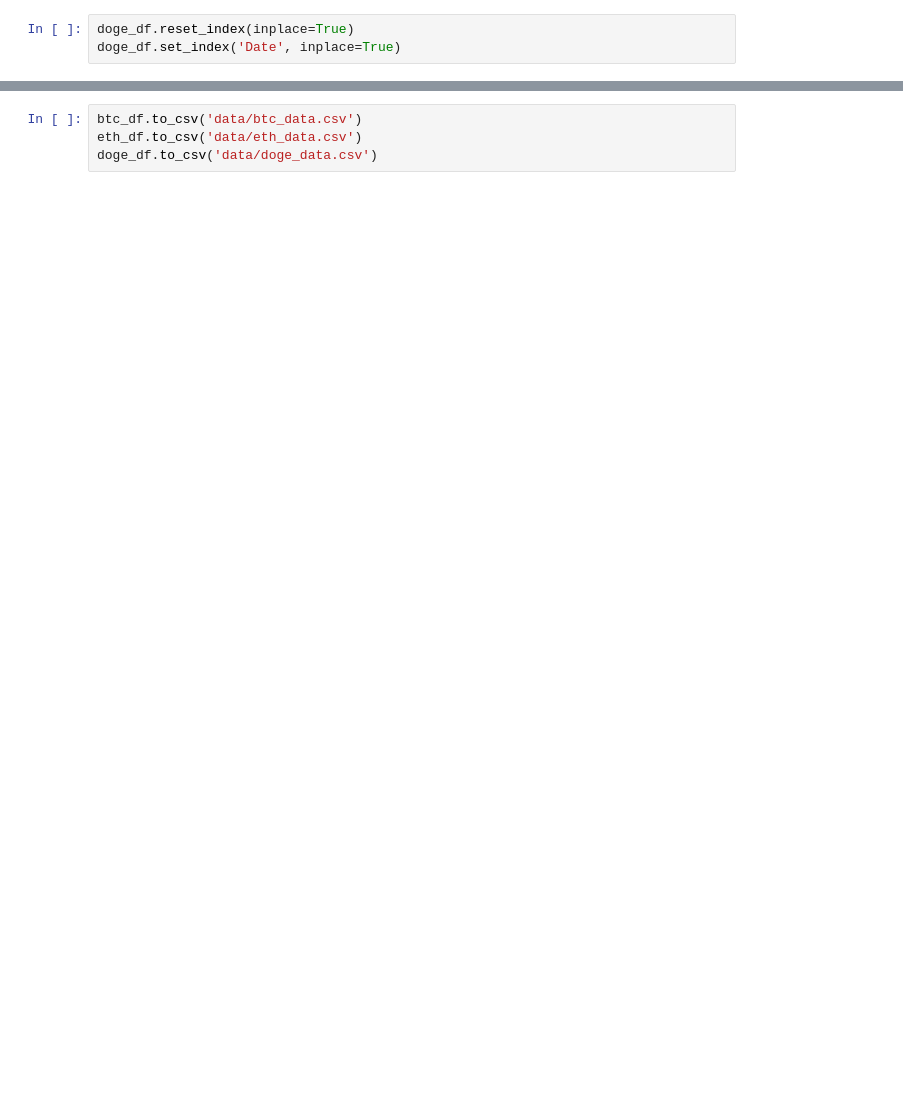
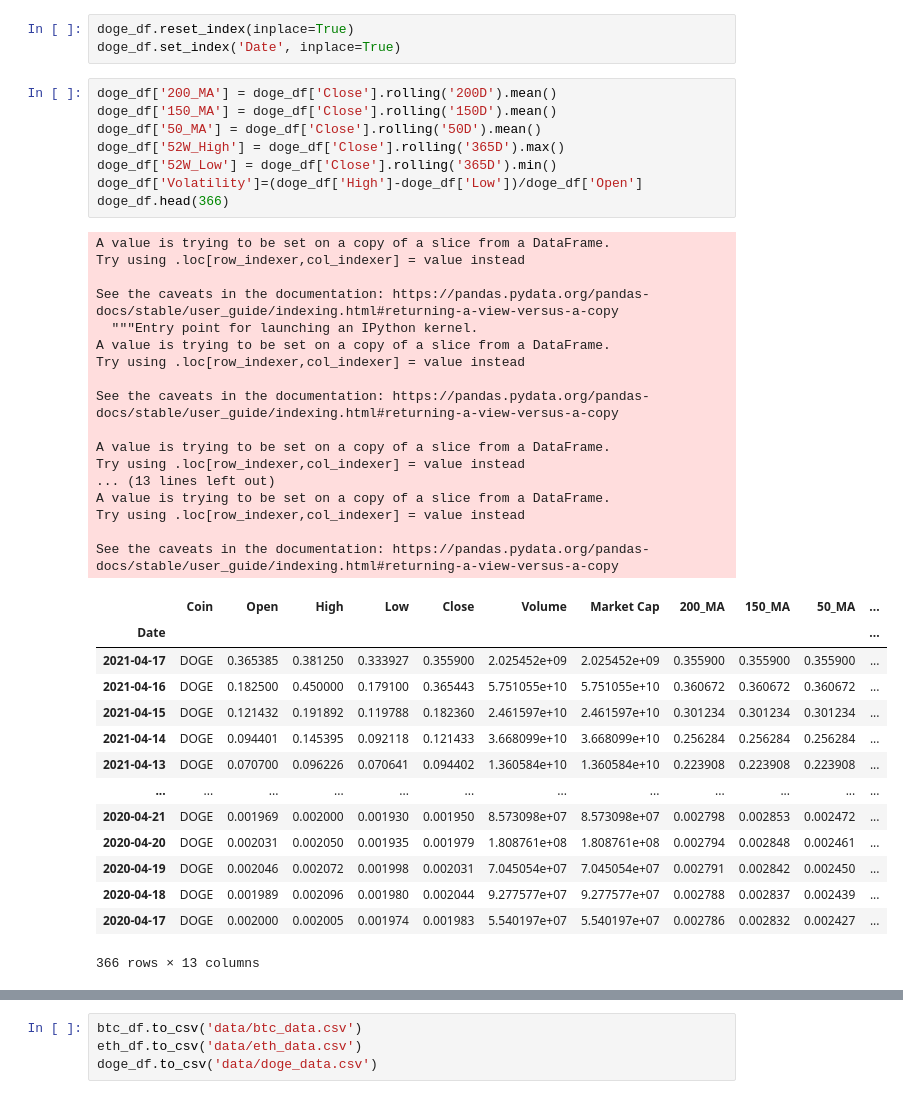
Before and after one commit to jonrsmart/final-project, a Jupyter notebook: crypto-data.ipynb, the cells around one changed output, grey strips where cells are left out. Cells and saved outputs as stored; diff of their text form; blank space fills up the shorter version.

```diff
--- a/crypto-data.ipynb
+++ b/crypto-data.ipynb
@@ -131,3 +126,43 @@ doge_df.head()
 # %%
 doge_df.reset_index(inplace=True)
 doge_df.set_index('Date', inplace=True)
+# %%
+doge_df['200_MA'] = doge_df['Close'].rolling('200D').mean()
+doge_df['150_MA'] = doge_df['Close'].rolling('150D').mean()
+doge_df['50_MA'] = doge_df['Close'].rolling('50D').mean()
+doge_df['52W_High'] = doge_df['Close'].rolling('365D').max()
+doge_df['52W_Low'] = doge_df['Close'].rolling('365D').min()
+doge_df['Volatility']=(doge_df['High']-doge_df['Low'])/doge_df['Open']
+doge_df.head(366)
+# %% [output]
+A value is trying to be set on a copy of a slice from a DataFrame.
+Try using .loc[row_indexer,col_indexer] = value instead
+
+See the caveats in the documentation: https://pandas.pydata.org/pandas-docs/stable/user_guide/indexing.html#returning-a-view-versus-a-copy
+  """Entry point for launching an IPython kernel.
+A value is trying to be set on a copy of a slice from a DataFrame.
+Try using .loc[row_indexer,col_indexer] = value instead
+
+See the caveats in the documentation: https://pandas.pydata.org/pandas-docs/stable/user_guide/indexing.html#returning-a-view-versus-a-copy
+
+A value is trying to be set on a copy of a slice from a DataFrame.
+Try using .loc[row_indexer,col_indexer] = value instead
+... (13 lines left out)
+A value is trying to be set on a copy of a slice from a DataFrame.
+Try using .loc[row_indexer,col_indexer] = value instead
+
+See the caveats in the documentation: https://pandas.pydata.org/pandas-docs/stable/user_guide/indexing.html#returning-a-view-versus-a-copy
+|  | Coin | Open | High | Low | Close | Volume | Market Cap | 200_MA | 150_MA | 50_MA | ... |
+| Date |  |  |  |  |  |  |  |  |  |  | ... |
+| 2021-04-17 | DOGE | 0.365385 | 0.381250 | 0.333927 | 0.355900 | 2.025452e+09 | 2.025452e+09 | 0.355900 | 0.355900 | 0.355900 | ... |
+| 2021-04-16 | DOGE | 0.182500 | 0.450000 | 0.179100 | 0.365443 | 5.751055e+10 | 5.751055e+10 | 0.360672 | 0.360672 | 0.360672 | ... |
+| 2021-04-15 | DOGE | 0.121432 | 0.191892 | 0.119788 | 0.182360 | 2.461597e+10 | 2.461597e+10 | 0.301234 | 0.301234 | 0.301234 | ... |
+| 2021-04-14 | DOGE | 0.094401 | 0.145395 | 0.092118 | 0.121433 | 3.668099e+10 | 3.668099e+10 | 0.256284 | 0.256284 | 0.256284 | ... |
+| 2021-04-13 | DOGE | 0.070700 | 0.096226 | 0.070641 | 0.094402 | 1.360584e+10 | 1.360584e+10 | 0.223908 | 0.223908 | 0.223908 | ... |
+| ... | ... | ... | ... | ... | ... | ... | ... | ... | ... | ... | ... |
+| 2020-04-21 | DOGE | 0.001969 | 0.002000 | 0.001930 | 0.001950 | 8.573098e+07 | 8.573098e+07 | 0.002798 | 0.002853 | 0.002472 | ... |
+| 2020-04-20 | DOGE | 0.002031 | 0.002050 | 0.001935 | 0.001979 | 1.808761e+08 | 1.808761e+08 | 0.002794 | 0.002848 | 0.002461 | ... |
+| 2020-04-19 | DOGE | 0.002046 | 0.002072 | 0.001998 | 0.002031 | 7.045054e+07 | 7.045054e+07 | 0.002791 | 0.002842 | 0.002450 | ... |
+| 2020-04-18 | DOGE | 0.001989 | 0.002096 | 0.001980 | 0.002044 | 9.277577e+07 | 9.277577e+07 | 0.002788 | 0.002837 | 0.002439 | ... |
+| 2020-04-17 | DOGE | 0.002000 | 0.002005 | 0.001974 | 0.001983 | 5.540197e+07 | 5.540197e+07 | 0.002786 | 0.002832 | 0.002427 | ... |
+366 rows × 13 columns
```
Also changed, not shown: parts of 5 cells of this notebook, 3 other files.
